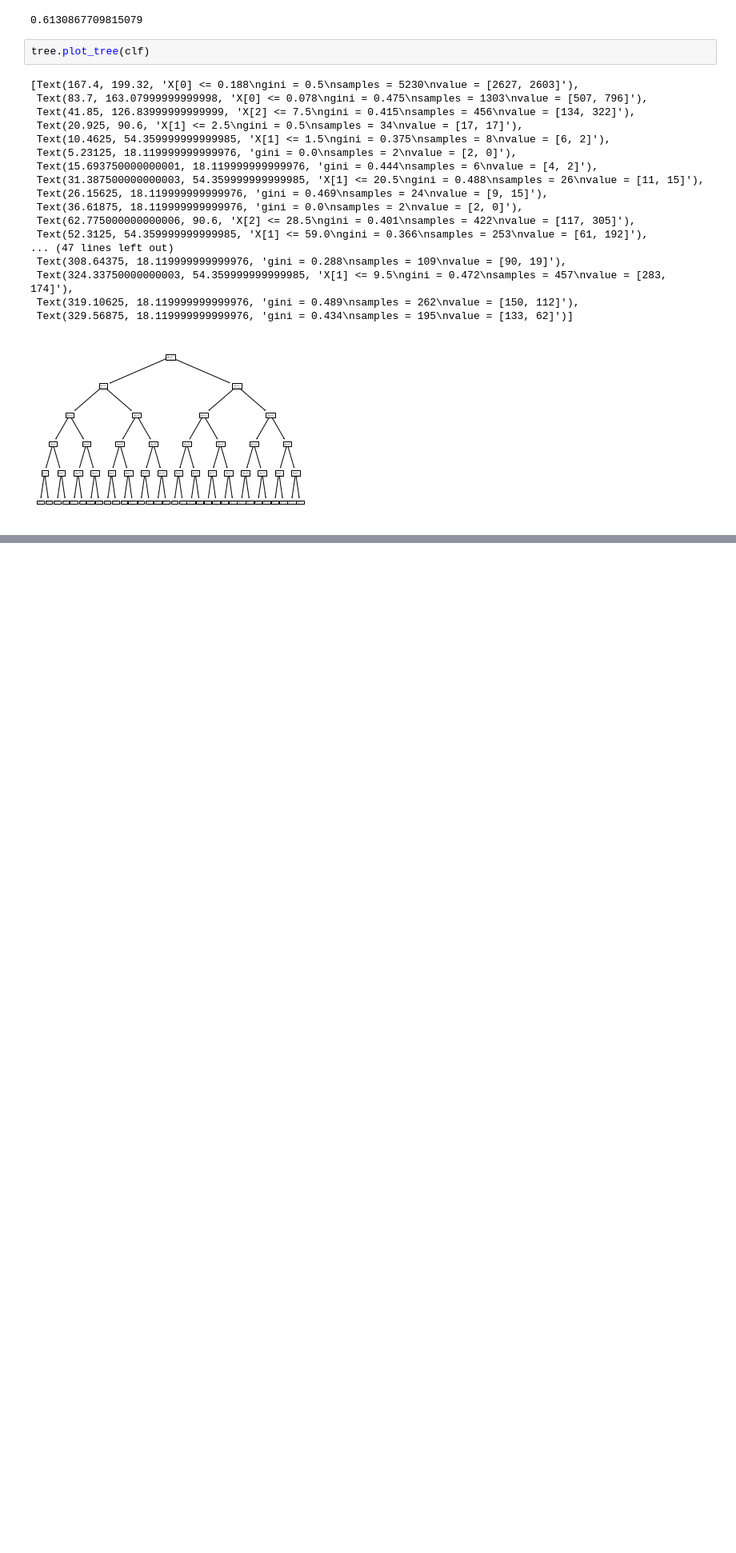
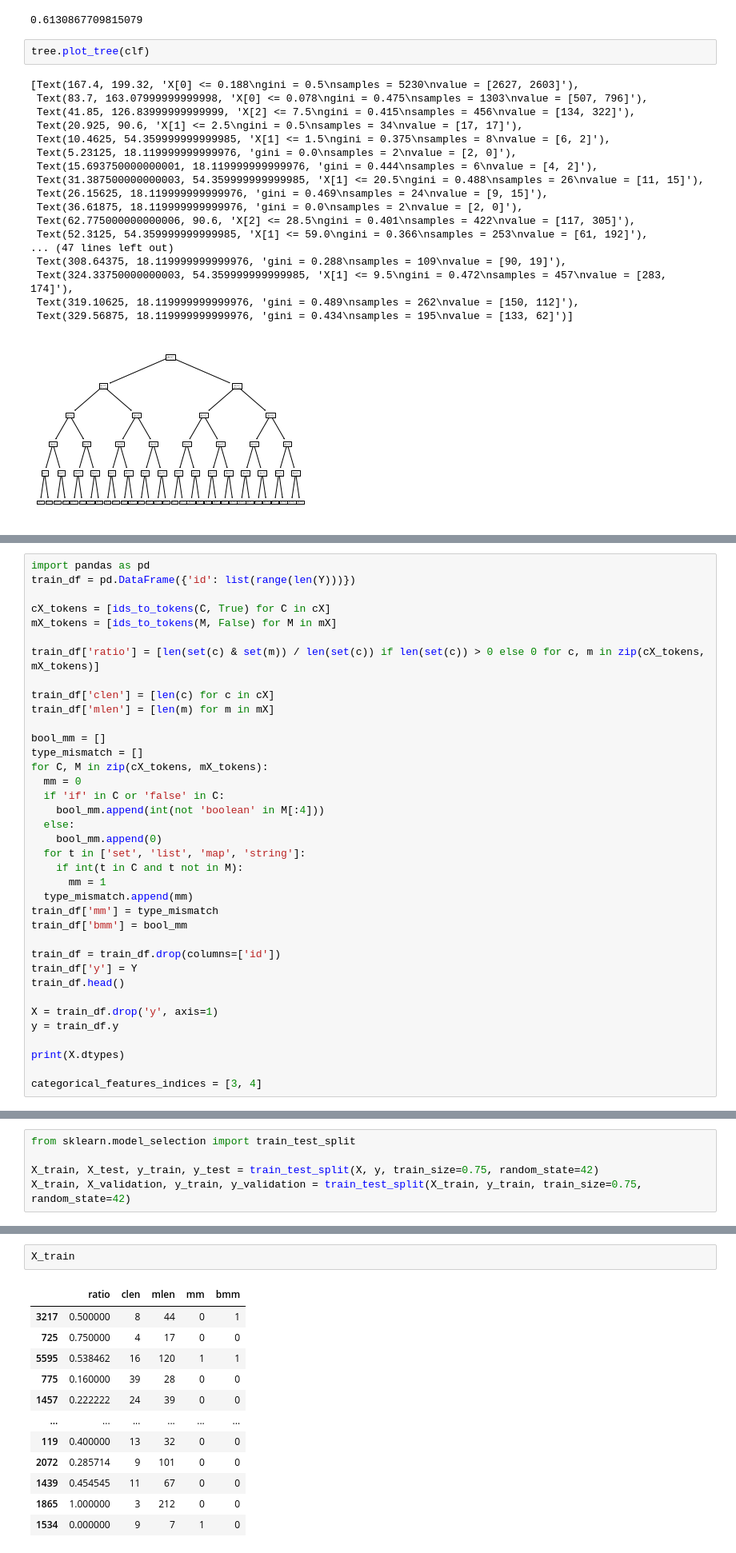
Before and after one commit to JetBrains-Research/comment-updating, a Jupyter notebook: classifier_attempt3/ManualScoringTexas.ipynb, the cells around one changed output, grey strips where cells are left out. Shown at 80% size. Drawn from its saved outputs; the diff is of its cells as text; blank space fills up the shorter version.

```diff
--- a/classifier_attempt3/ManualScoringTexas.ipynb
+++ b/classifier_attempt3/ManualScoringTexas.ipynb
@@ -341,0 +346,37 @@ tree.plot_tree(clf)
+# %%
+import pandas as pd
+train_df = pd.DataFrame({'id': list(range(len(Y)))})
+
+cX_tokens = [ids_to_tokens(C, True) for C in cX]
+mX_tokens = [ids_to_tokens(M, False) for M in mX]
+
+train_df['ratio'] = [len(set(c) & set(m)) / len(set(c)) if len(set(c)) > 0 else 0 for c, m in zip(cX_tokens, mX_tokens)]
+
+train_df['clen'] = [len(c) for c in cX]
+train_df['mlen'] = [len(m) for m in mX]
+
+bool_mm = []
+type_mismatch = []
+for C, M in zip(cX_tokens, mX_tokens):
+  mm = 0
+  if 'if' in C or 'false' in C:
+    bool_mm.append(int(not 'boolean' in M[:4]))
+  else:
+    bool_mm.append(0)
+  for t in ['set', 'list', 'map', 'string']:
+    if int(t in C and t not in M):
+      mm = 1
+  type_mismatch.append(mm)
+train_df['mm'] = type_mismatch
+train_df['bmm'] = bool_mm
+
+train_df = train_df.drop(columns=['id'])
+train_df['y'] = Y
+train_df.head()
+
+X = train_df.drop('y', axis=1)
+y = train_df.y
+
+print(X.dtypes)
+
+categorical_features_indices = [3, 4]
@@ -341,0 +390,5 @@ tree.plot_tree(clf)
+# %%
+from sklearn.model_selection import train_test_split
+
+X_train, X_test, y_train, y_test = train_test_split(X, y, train_size=0.75, random_state=42)
+X_train, X_validation, y_train, y_validation = train_test_split(X_train, y_train, train_size=0.75, random_state=42)
@@ -341,0 +530,15 @@ tree.plot_tree(clf)
+# %%
+X_train
+# %% [output]
+|  | ratio | clen | mlen | mm | bmm |
+| 3217 | 0.500000 | 8 | 44 | 0 | 1 |
+| 725 | 0.750000 | 4 | 17 | 0 | 0 |
+| 5595 | 0.538462 | 16 | 120 | 1 | 1 |
+| 775 | 0.160000 | 39 | 28 | 0 | 0 |
+| 1457 | 0.222222 | 24 | 39 | 0 | 0 |
+| ... | ... | ... | ... | ... | ... |
+| 119 | 0.400000 | 13 | 32 | 0 | 0 |
+| 2072 | 0.285714 | 9 | 101 | 0 | 0 |
+| 1439 | 0.454545 | 11 | 67 | 0 | 0 |
+| 1865 | 1.000000 | 3 | 212 | 0 | 0 |
+| 1534 | 0.000000 | 9 | 7 | 1 | 0 |
```
Also changed, not shown: parts of 39 cells of this notebook, 2 other files.
